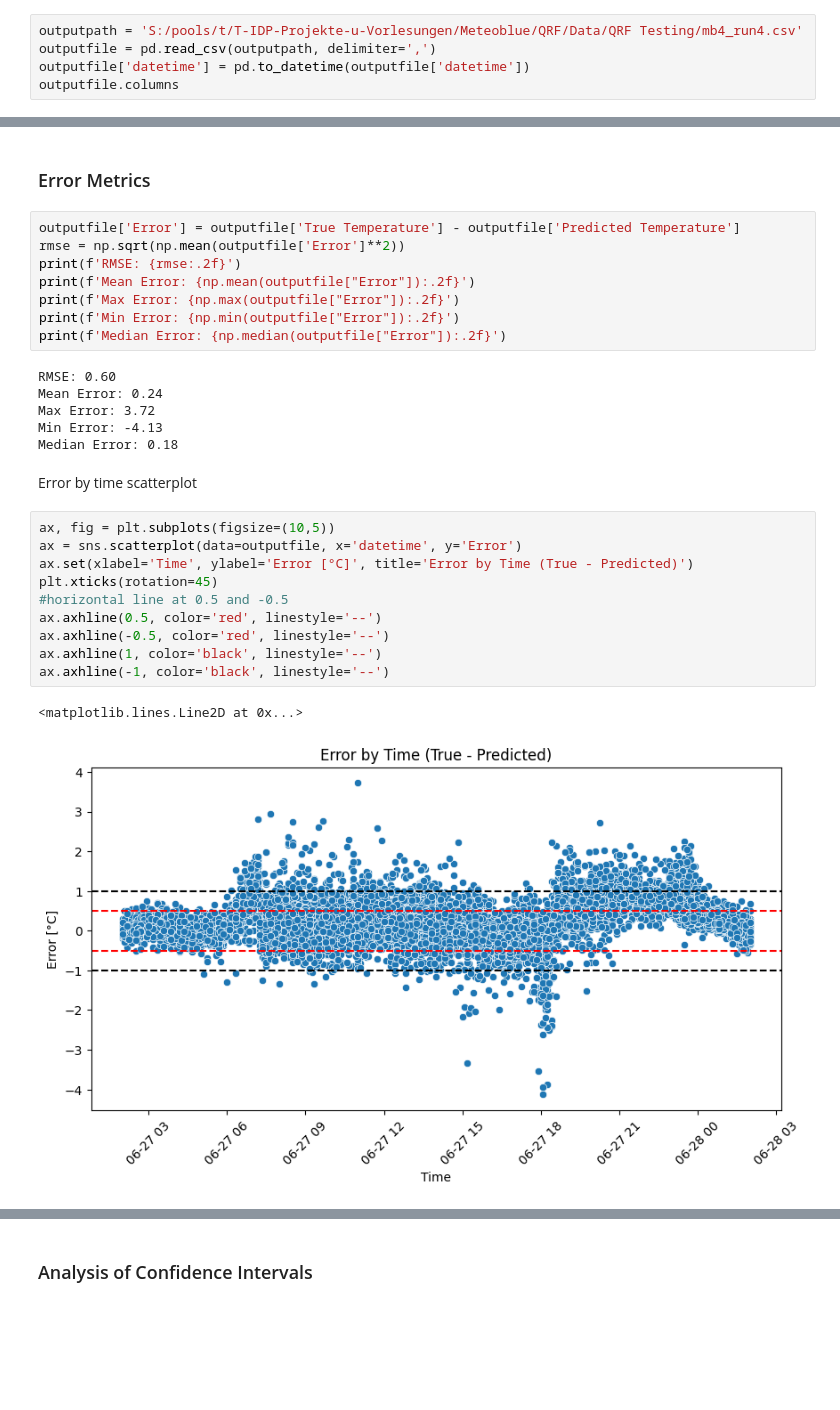
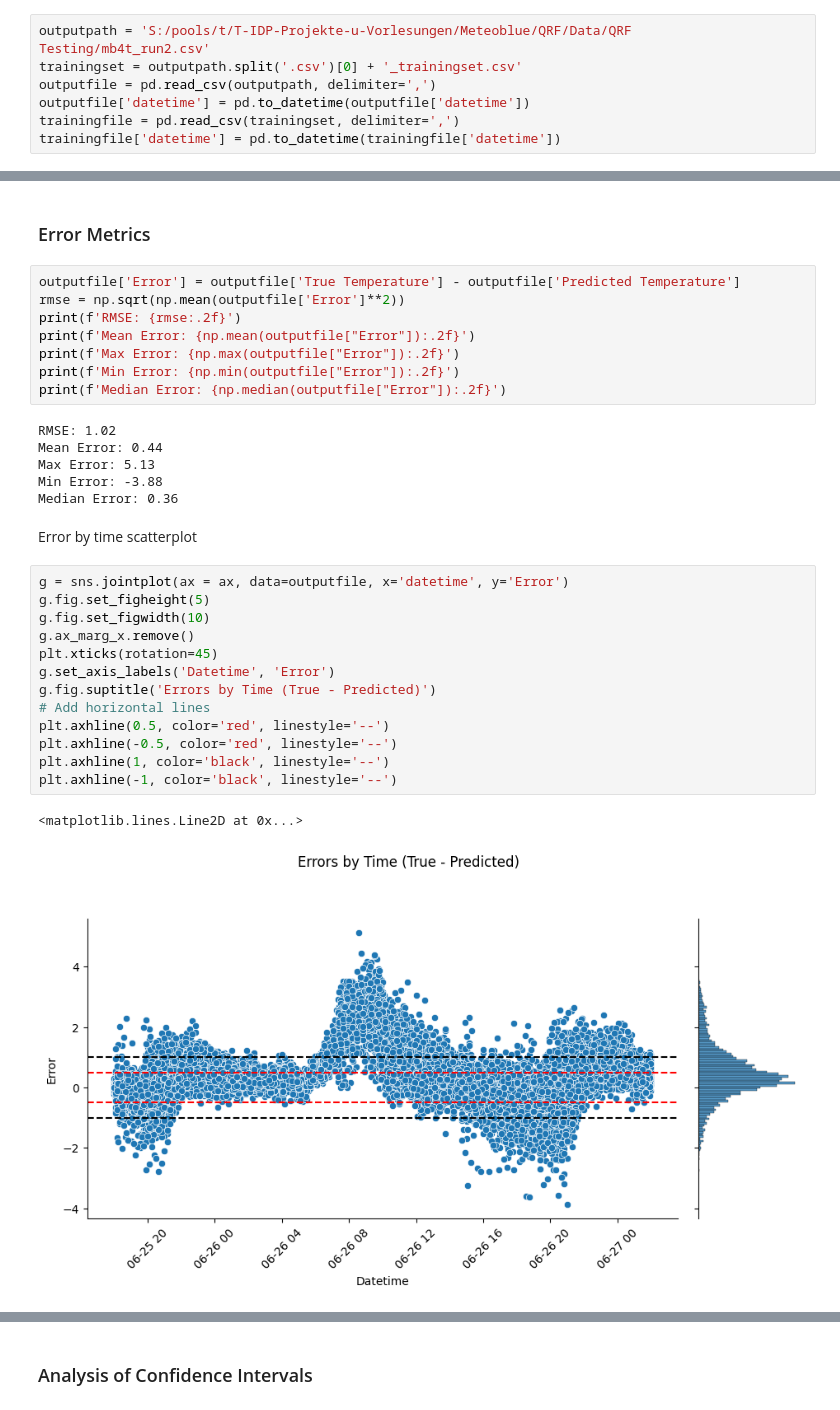
Before and after one commit to ozmanda/meteoblueQRF, a Jupyter notebook: analyses_and_visualisations/training_output_analysis.ipynb, the cells around one changed output, grey strips where cells are left out. Cells and saved outputs as stored; diff of their text form; blank space fills up the shorter version.

```diff
--- a/analyses_and_visualisations/training_output_analysis.ipynb
+++ b/analyses_and_visualisations/training_output_analysis.ipynb
@@ -8,7 +8,9 @@ from matplotlib import pyplot as plt
 # Evaluation of Test Results from Model Training
 Output ``.csv`` files contain all feature variables, the true temperature and a list of the predicted temperatures quantiles ``[5%, 50%, 95%]``. The output does not, however, contain the station names form which the features originate.
 # %%
-outputpath = 'S:/pools/t/T-IDP-Projekte-u-Vorlesungen/Meteoblue/QRF/Data/QRF Testing/mb4_run4.csv'
+outputpath = 'S:/pools/t/T-IDP-Projekte-u-Vorlesungen/Meteoblue/QRF/Data/QRF Testing/mb4t_run2.csv'
+trainingset = outputpath.split('.csv')[0] + '_trainingset.csv'
 outputfile = pd.read_csv(outputpath, delimiter=',')
 outputfile['datetime'] = pd.to_datetime(outputfile['datetime'])
-outputfile.columns
+trainingfile = pd.read_csv(trainingset, delimiter=',')
+trainingfile['datetime'] = pd.to_datetime(trainingfile['datetime'])
@@ -79,23 +60,26 @@ print(f'Max Error: {np.max(outputfile["Error"]):.2f}')
 print(f'Min Error: {np.min(outputfile["Error"]):.2f}')
 print(f'Median Error: {np.median(outputfile["Error"]):.2f}')
 # %% [output]
-RMSE: 0.60
-Mean Error: 0.24
-Max Error: 3.72
-Min Error: -4.13
-Median Error: 0.18
+RMSE: 1.02
+Mean Error: 0.44
+Max Error: 5.13
+Min Error: -3.88
+Median Error: 0.36
 # %% [markdown]
 Error by time scatterplot
 # %%
-ax, fig = plt.subplots(figsize=(10,5))
-ax = sns.scatterplot(data=outputfile, x='datetime', y='Error')
-ax.set(xlabel='Time', ylabel='Error [°C]', title='Error by Time (True - Predicted)')
+g = sns.jointplot(ax = ax, data=outputfile, x='datetime', y='Error')
+g.fig.set_figheight(5)
+g.fig.set_figwidth(10)
+g.ax_marg_x.remove()
 plt.xticks(rotation=45)
-#horizontal line at 0.5 and -0.5
-ax.axhline(0.5, color='red', linestyle='--')
-ax.axhline(-0.5, color='red', linestyle='--')
-ax.axhline(1, color='black', linestyle='--')
-ax.axhline(-1, color='black', linestyle='--')
+g.set_axis_labels('Datetime', 'Error')
+g.fig.suptitle('Errors by Time (True - Predicted)')
+# Add horizontal lines
+plt.axhline(0.5, color='red', linestyle='--')
+plt.axhline(-0.5, color='red', linestyle='--')
+plt.axhline(1, color='black', linestyle='--')
+plt.axhline(-1, color='black', linestyle='--')
 # %% [output]
 <matplotlib.lines.Line2D at 0x...>
-[figure, old version]
+[figure, new version]
```
Also changed, not shown: parts of 16 cells of this notebook.
